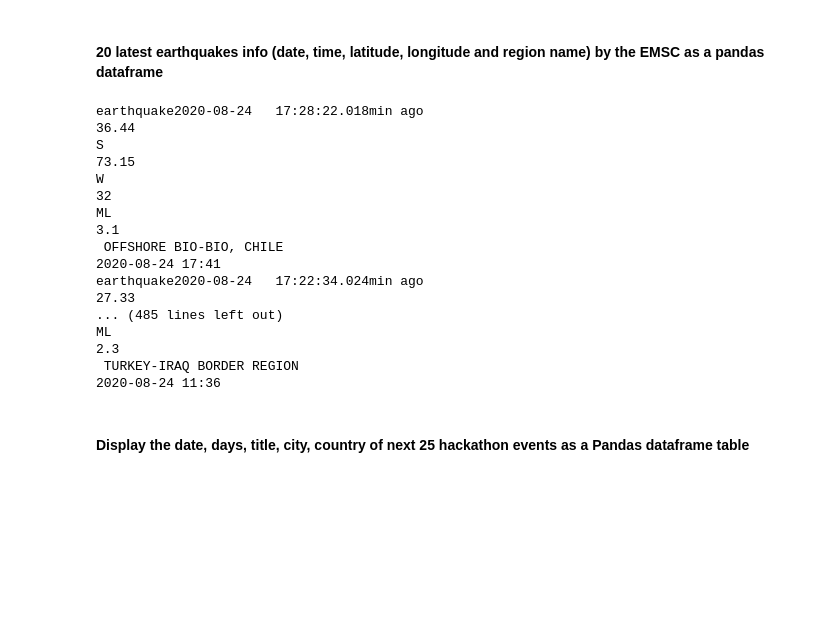
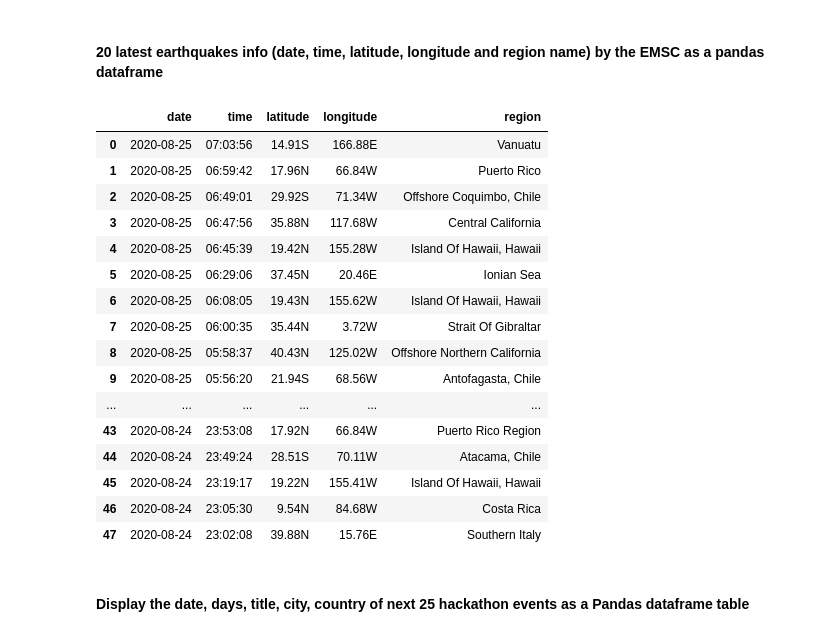
Before and after one commit to therinz/data-ber-08-20, a Jupyter notebook: Labs/module-1_labs/05_api-web-scraping/02_lab-web-scraping/your-code/main.ipynb, the cells around one changed output. Drawn from its saved outputs; the diff is of its cells as text; code cells hidden in the pictures; blank space fills up the shorter version.

```diff
--- a/Labs/module-1_labs/05_api-web-scraping/02_lab-web-scraping/your-code/main.ipynb
+++ b/Labs/module-1_labs/05_api-web-scraping/02_lab-web-scraping/your-code/main.ipynb
@@ -264,40 +264,51 @@ found = soup.find_all("h3", class_="title")
 url = 'https://www.emsc-csem.org/Earthquake/'
 resp = requests.get(url)
 soup = BeautifulSoup(resp.text, "html.parser")
-# %%
-#your code
-def find_in_cell(cell):
-    cell.text
-    pass
-
-rows = soup.find_all("tr", class_="normal")
-#elem = [row[0].find(class_="tabev6")]
-#for e in row:
-#    elem.append(elem.next_sibling)
-#print(date)
-for row in rows:
-    for cell in row.find_all("td"):
-        txt = cell.text
-        if txt:
-            print(txt)
-# %% [output]
-earthquake2020-08-24   17:28:22.018min ago
-36.44
-S
-73.15
-W
-32
-ML
-3.1
- OFFSHORE BIO-BIO, CHILE
-2020-08-24 17:41
-earthquake2020-08-24   17:22:34.024min ago
-27.33
-... (485 lines left out)
-ML
-2.3
- TURKEY-IRAQ BORDER REGION
-2020-08-24 11:36
+# %%
+all_data = []
+
+# First get the rows of data
+rows = soup.find_all("tr", class_="normal")
+
+for row in rows:
+    # Empty dict to story our values
+    found = dict.fromkeys(["date", "time", "latitude", "longitude", "region"])
+
+    # Then the cells within
+    cells = [cell.text.strip("\xa0") for cell in row.find_all("td") if cell.text]
+
+    # Extract data
+    pattern = re.compile(r"(\d\d\d\d-\d\d-\d\d).*(\d\d:\d\d:\d\d)(?:\.\d)")
+    match = pattern.search(cells[0])
+    found["date"], found["time"] = (match.group(1), match.group(2))
+    found["latitude"] = "".join(cells[1:3])
+    found["longitude"] = "".join(cells[3:5])
+    found["region"] = cells[-2].title()
+
+    all_data.append(found)
+
+# Export
+df = pd.DataFrame(all_data)
+df["date"] = pd.to_datetime(df["date"])
+df
+# %% [output]
+|  | date | time | latitude | longitude | region |
+| 0 | 2020-08-25 | 07:03:56 | 14.91S | 166.88E | Vanuatu |
+| 1 | 2020-08-25 | 06:59:42 | 17.96N | 66.84W | Puerto Rico |
+| 2 | 2020-08-25 | 06:49:01 | 29.92S | 71.34W | Offshore Coquimbo, Chile |
+| 3 | 2020-08-25 | 06:47:56 | 35.88N | 117.68W | Central California |
+| 4 | 2020-08-25 | 06:45:39 | 19.42N | 155.28W | Island Of Hawaii, Hawaii |
+| 5 | 2020-08-25 | 06:29:06 | 37.45N | 20.46E | Ionian Sea |
+| 6 | 2020-08-25 | 06:08:05 | 19.43N | 155.62W | Island Of Hawaii, Hawaii |
+| 7 | 2020-08-25 | 06:00:35 | 35.44N | 3.72W | Strait Of Gibraltar |
+| 8 | 2020-08-25 | 05:58:37 | 40.43N | 125.02W | Offshore Northern California |
+| 9 | 2020-08-25 | 05:56:20 | 21.94S | 68.56W | Antofagasta, Chile |
+| ... | ... | ... | ... | ... | ... |
+| 43 | 2020-08-24 | 23:53:08 | 17.92N | 66.84W | Puerto Rico Region |
+| 44 | 2020-08-24 | 23:49:24 | 28.51S | 70.11W | Atacama, Chile |
+| 45 | 2020-08-24 | 23:19:17 | 19.22N | 155.41W | Island Of Hawaii, Hawaii |
+| 46 | 2020-08-24 | 23:05:30 | 9.54N | 84.68W | Costa Rica |
+| 47 | 2020-08-24 | 23:02:08 | 39.88N | 15.76E | Southern Italy |
 # %% [markdown]
 #### Display the date, days, title, city, country of next 25 hackathon events as a Pandas dataframe table
 # %%
```
Also changed, not shown: parts of 2 cells of this notebook, 4 other files.
